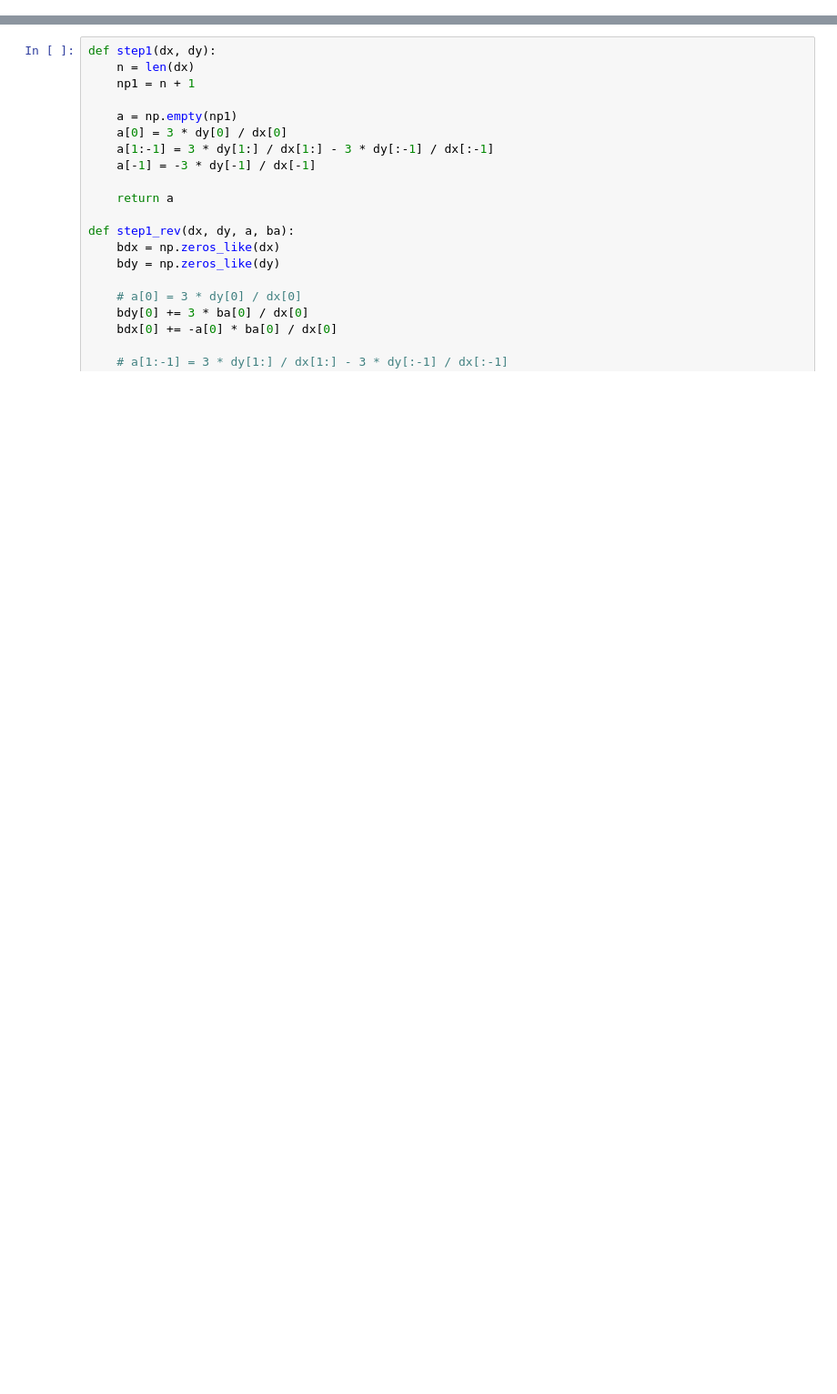
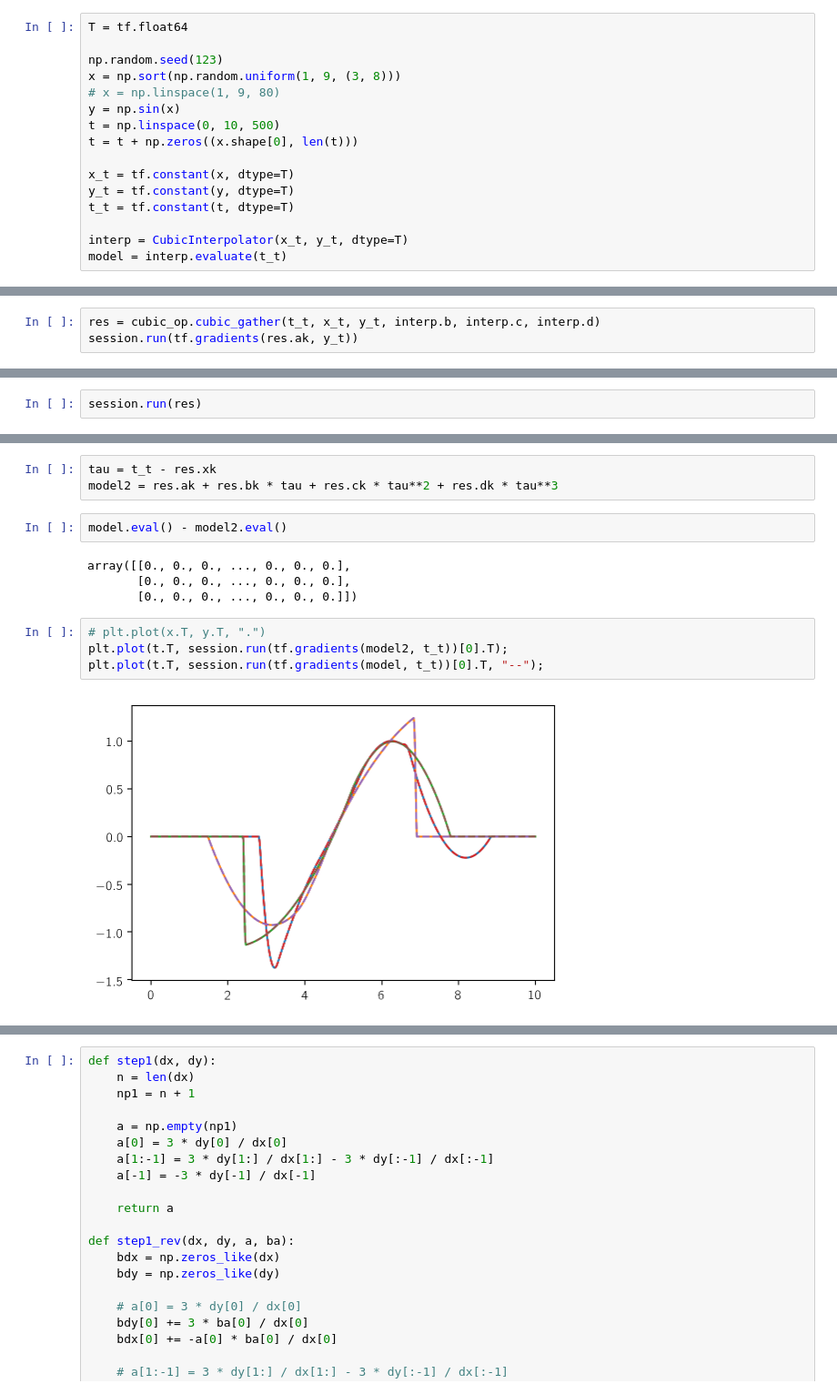
Before and after one commit to exoplanet-dev/exoplanet, a Jupyter notebook: papers/exoplanet/notebooks/cubic.ipynb, the cells around one changed output, grey strips where cells are left out. Shown: that part at 91% size. Cells and saved outputs as stored; diff of their text form; blank space fills up the shorter version.

```diff
--- a/papers/exoplanet/notebooks/cubic.ipynb
+++ b/papers/exoplanet/notebooks/cubic.ipynb
@@ -9,0 +88,16 @@ import matplotlib.pyplot as plt
+# %%
+T = tf.float64
+
+np.random.seed(123)
+x = np.sort(np.random.uniform(1, 9, (3, 8)))
+# x = np.linspace(1, 9, 80)
+y = np.sin(x)
+t = np.linspace(0, 10, 500)
+t = t + np.zeros((x.shape[0], len(t)))
+
+x_t = tf.constant(x, dtype=T)
+y_t = tf.constant(y, dtype=T)
+t_t = tf.constant(t, dtype=T)
+
+interp = CubicInterpolator(x_t, y_t, dtype=T)
+model = interp.evaluate(t_t)
@@ -9,0 +112,3 @@ import matplotlib.pyplot as plt
+# %%
+res = cubic_op.cubic_gather(t_t, x_t, y_t, interp.b, interp.c, interp.d)
+session.run(tf.gradients(res.ak, y_t))
@@ -9,0 +119,2 @@ import matplotlib.pyplot as plt
+# %%
+session.run(res)
@@ -9,0 +141,15 @@ import matplotlib.pyplot as plt
+# %%
+tau = t_t - res.xk
+model2 = res.ak + res.bk * tau + res.ck * tau**2 + res.dk * tau**3
+# %%
+model.eval() - model2.eval()
+# %% [output]
+array([[0., 0., 0., ..., 0., 0., 0.],
+       [0., 0., 0., ..., 0., 0., 0.],
+       [0., 0., 0., ..., 0., 0., 0.]])
+# %%
+# plt.plot(x.T, y.T, ".")
+plt.plot(t.T, session.run(tf.gradients(model2, t_t))[0].T);
+plt.plot(t.T, session.run(tf.gradients(model, t_t))[0].T, "--");
+# %% [output]
+[figure, added]
```
Also changed, not shown: parts of 13 cells of this notebook, 10 other files.
